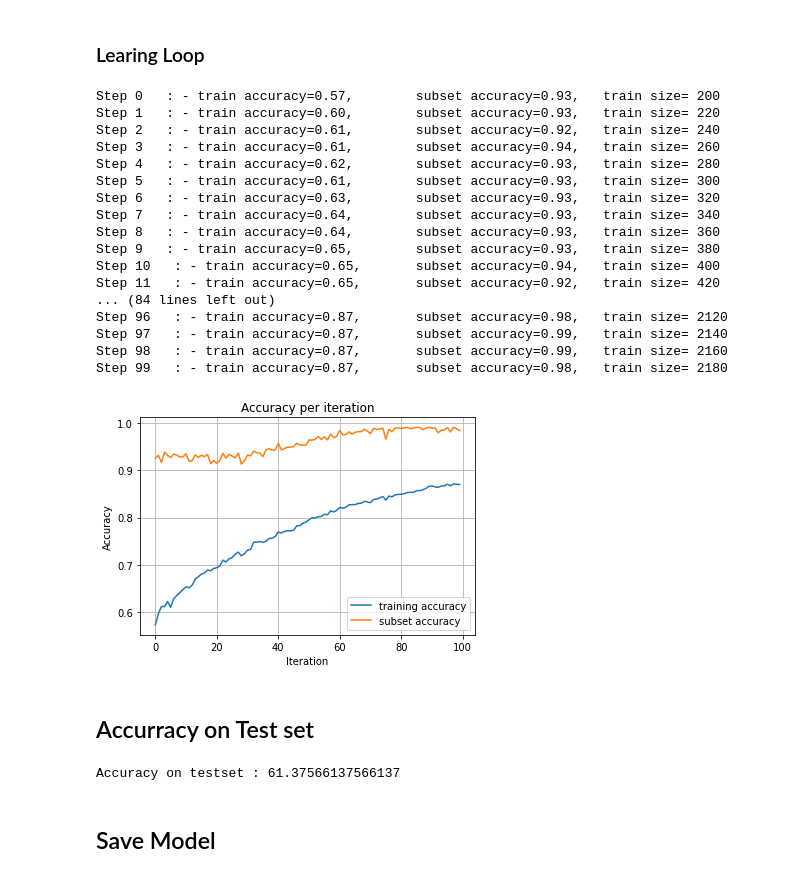
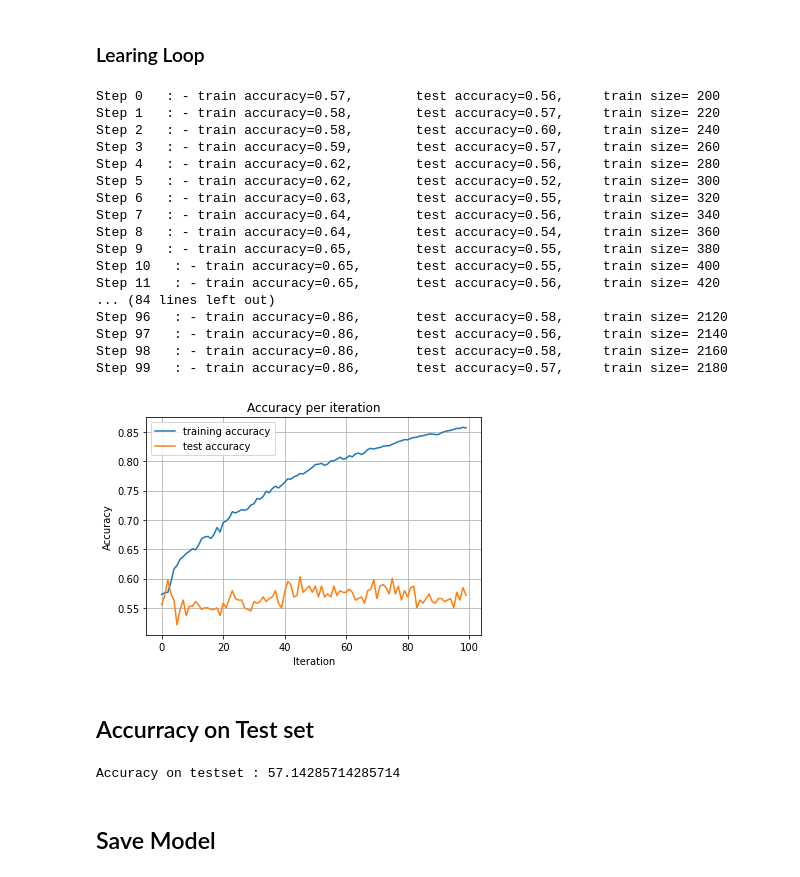
Before and after one commit to mirzanahal/Persian-Gender-Recognition, a Jupyter notebook: code/active_learning.ipynb, the cells around one changed output. Cells and saved outputs as stored; diff of their text form; code cells hidden in the pictures.

Commit message:
add test line chart

```diff
--- a/code/active_learning.ipynb
+++ b/code/active_learning.ipynb
@@ -105,12 +105,12 @@ for step in range(STEPS):
     classifier.fit(X_train_subset, y_train_subset)
 
     train_accuracy = utils.calculate_accuracy(classifier, train_features, train_labels)
-    train_subset_accuracy = utils.calculate_accuracy(classifier, X_train_subset, y_train_subset)
+    test_accuracy = utils.calculate_accuracy(classifier, test_features, test_labels)
 
-    accuracy_per_step.append({'train':train_accuracy, 'subset':train_subset_accuracy})
+    accuracy_per_step.append({'train':train_accuracy, 'test':test_accuracy})
     print( 'Step {} '.format(step),
             " : - train accuracy={:.2f}, \t".format(train_accuracy),
-            "subset accuracy={:.2f}, \t".format(train_subset_accuracy),
+            "test accuracy={:.2f}, \t".format(test_accuracy),
             "train size=" , len(train_idx))
 
     train_idx += update_train_index(
@@ -119,45 +119,45 @@ for step in range(STEPS):
         INDUCTIVE_STEP_SIZE
     )
 # %% [output]
-Step 0   : - train accuracy=0.57,        subset accuracy=0.93,   train size= 200
-Step 1   : - train accuracy=0.60,        subset accuracy=0.93,   train size= 220
-Step 2   : - train accuracy=0.61,        subset accuracy=0.92,   train size= 240
-Step 3   : - train accuracy=0.61,        subset accuracy=0.94,   train size= 260
-Step 4   : - train accuracy=0.62,        subset accuracy=0.93,   train size= 280
-Step 5   : - train accuracy=0.61,        subset accuracy=0.93,   train size= 300
-Step 6   : - train accuracy=0.63,        subset accuracy=0.93,   train size= 320
-Step 7   : - train accuracy=0.64,        subset accuracy=0.93,   train size= 340
-Step 8   : - train accuracy=0.64,        subset accuracy=0.93,   train size= 360
-Step 9   : - train accuracy=0.65,        subset accuracy=0.93,   train size= 380
-Step 10   : - train accuracy=0.65,       subset accuracy=0.94,   train size= 400
-Step 11   : - train accuracy=0.65,       subset accuracy=0.92,   train size= 420
+Step 0   : - train accuracy=0.57,        test accuracy=0.56,     train size= 200
+Step 1   : - train accuracy=0.58,        test accuracy=0.57,     train size= 220
+Step 2   : - train accuracy=0.58,        test accuracy=0.60,     train size= 240
+Step 3   : - train accuracy=0.59,        test accuracy=0.57,     train size= 260
+Step 4   : - train accuracy=0.62,        test accuracy=0.56,     train size= 280
+Step 5   : - train accuracy=0.62,        test accuracy=0.52,     train size= 300
+Step 6   : - train accuracy=0.63,        test accuracy=0.55,     train size= 320
+Step 7   : - train accuracy=0.64,        test accuracy=0.56,     train size= 340
+Step 8   : - train accuracy=0.64,        test accuracy=0.54,     train size= 360
+Step 9   : - train accuracy=0.65,        test accuracy=0.55,     train size= 380
+Step 10   : - train accuracy=0.65,       test accuracy=0.55,     train size= 400
+Step 11   : - train accuracy=0.65,       test accuracy=0.56,     train size= 420
 ... (84 lines left out)
-Step 96   : - train accuracy=0.87,       subset accuracy=0.98,   train size= 2120
-Step 97   : - train accuracy=0.87,       subset accuracy=0.99,   train size= 2140
-Step 98   : - train accuracy=0.87,       subset accuracy=0.99,   train size= 2160
-Step 99   : - train accuracy=0.87,       subset accuracy=0.98,   train size= 2180
+Step 96   : - train accuracy=0.86,       test accuracy=0.58,     train size= 2120
+Step 97   : - train accuracy=0.86,       test accuracy=0.56,     train size= 2140
+Step 98   : - train accuracy=0.86,       test accuracy=0.58,     train size= 2160
+Step 99   : - train accuracy=0.86,       test accuracy=0.57,     train size= 2180
 # %%
 x = np.arange(STEPS)
 y_list = {
     'training accuracy': [item['train'] for item in accuracy_per_step],
-    'subset accuracy': [item['subset'] for item in accuracy_per_step]
+    'test accuracy': [item['test'] for item in accuracy_per_step]
 }
 
 utils.plot_line_chart(
     x=x,
     y_list=y_list,
     xlabel='Iteration',
     ylabel='Accuracy',
     title='Accuracy per iteration'
 )
 # %% [output]
-[figure, old version]
+[figure, new version]
 # %% [markdown]
 ## Accurracy on Test set
 # %%
 print('Accuracy on testset : {}'.format(utils.calculate_accuracy(classifier, test_features, test_labels)*100))
 # %% [output]
-Accuracy on testset : 61.37566137566137
+Accuracy on testset : 57.14285714285714
 # %% [markdown]
 ## Save Model
 # %%
```
